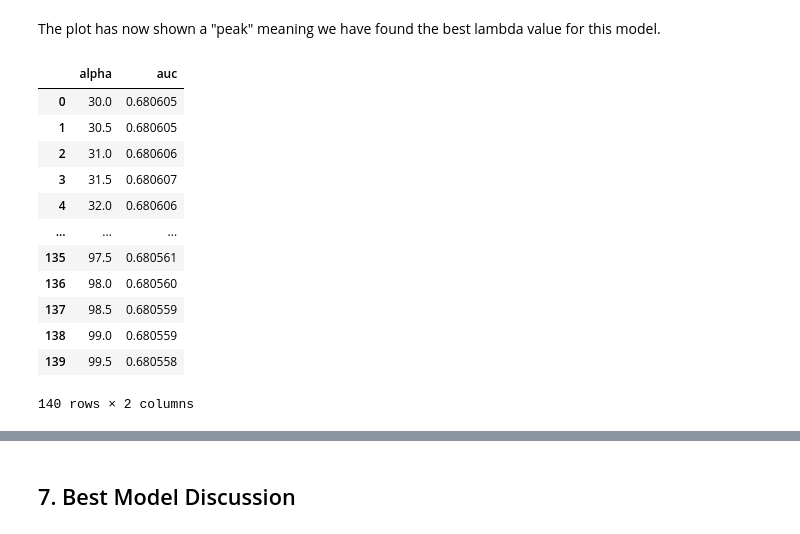
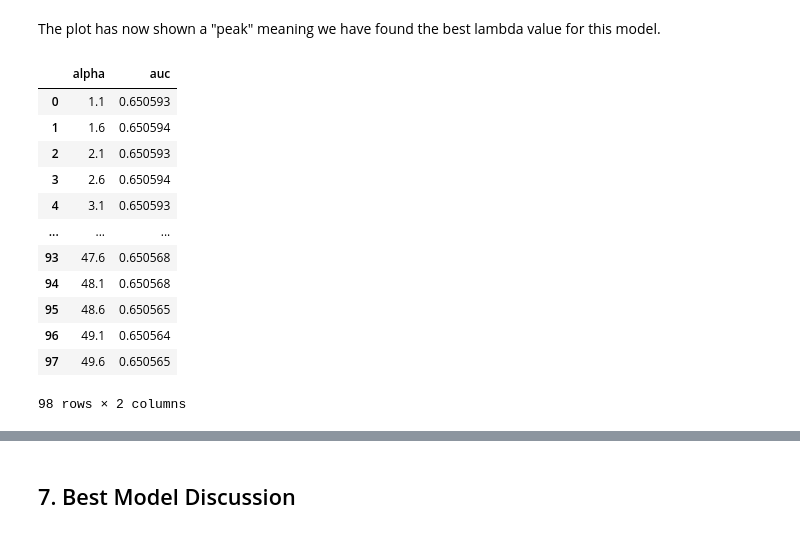
Before and after one commit to ariasalejandra/final_project_stat207, a Jupyter notebook: Final_Project_Alejandra_Shriya_Nathan.ipynb, the cells around one changed output, grey strips where cells are left out. Drawn from its saved outputs; the diff is of its cells as text; code cells hidden in the pictures.

```diff
--- a/Final_Project_Alejandra_Shriya_Nathan.ipynb
+++ b/Final_Project_Alejandra_Shriya_Nathan.ipynb
@@ -459,22 +431,22 @@ plt.plot(df_out4['alpha'].values, df_out4['auc'].values)
 # %% [markdown]
 The plot has now shown a "peak" meaning we have found the best lambda value for this model.
 # %%
-df_out4.sort_values(by='auc', ascending=False)
-df_out4
+df_out2.sort_values(by='auc', ascending=False)
+df_out2
 # %% [output]
 |  | alpha | auc |
-| 0 | 30.0 | 0.680605 |
-| 1 | 30.5 | 0.680605 |
-| 2 | 31.0 | 0.680606 |
-| 3 | 31.5 | 0.680607 |
-| 4 | 32.0 | 0.680606 |
+| 0 | 1.1 | 0.650593 |
+| 1 | 1.6 | 0.650594 |
+| 2 | 2.1 | 0.650593 |
+| 3 | 2.6 | 0.650594 |
+| 4 | 3.1 | 0.650593 |
 | ... | ... | ... |
-| 135 | 97.5 | 0.680561 |
-| 136 | 98.0 | 0.680560 |
-| 137 | 98.5 | 0.680559 |
-| 138 | 99.0 | 0.680559 |
-| 139 | 99.5 | 0.680558 |
+| 93 | 47.6 | 0.650568 |
+| 94 | 48.1 | 0.650568 |
+| 95 | 48.6 | 0.650565 |
+| 96 | 49.1 | 0.650564 |
+| 97 | 49.6 | 0.650565 |
-140 rows × 2 columns
+98 rows × 2 columns
 # %%
 # Best auc mean
 df_out2['auc'].max()
```
Also changed, not shown: parts of 29 cells of this notebook.
